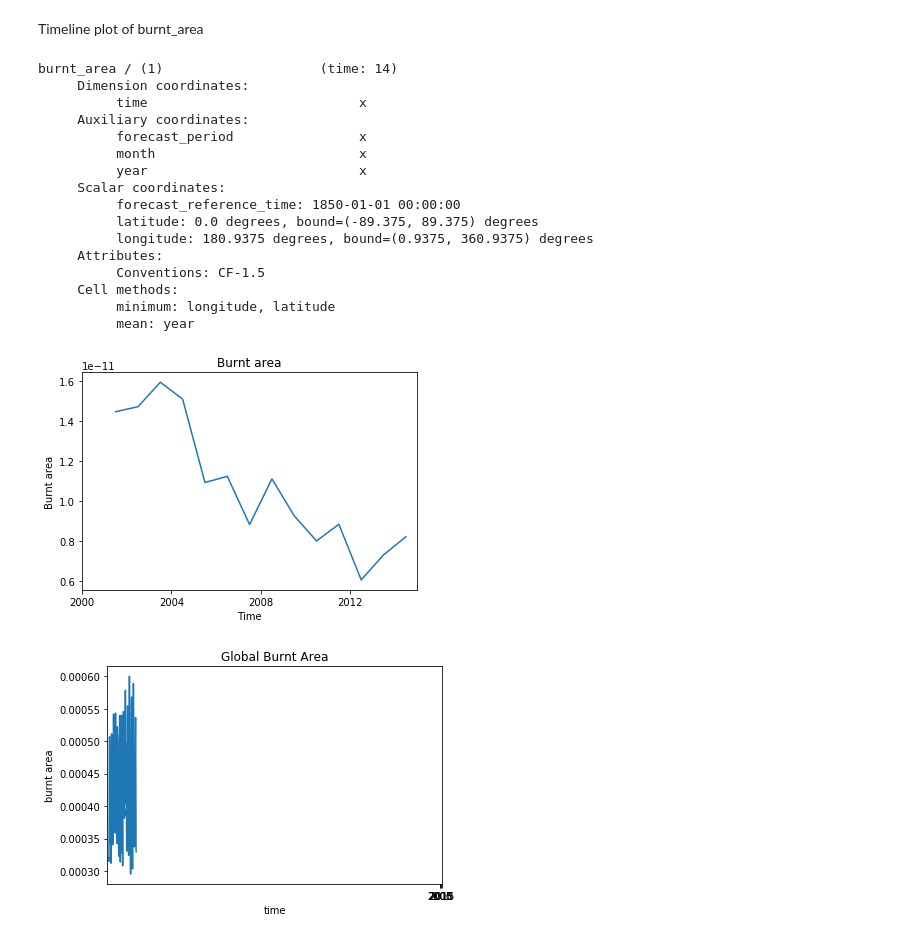
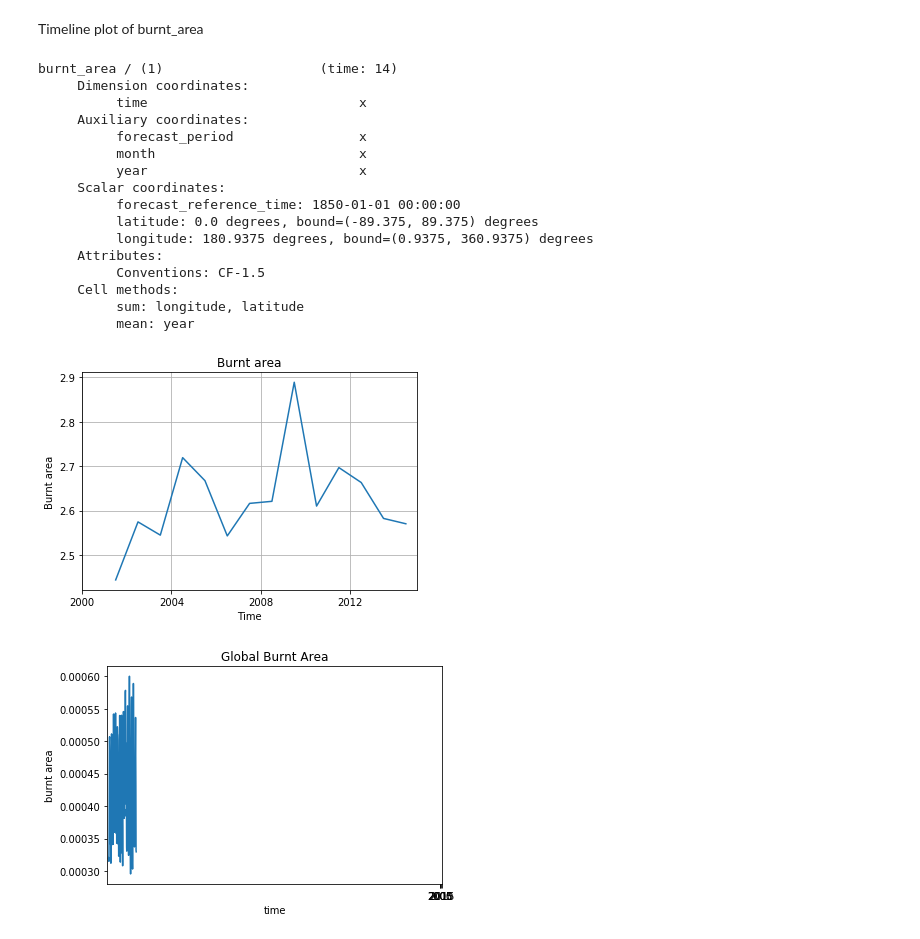
Before and after one commit to douglask3/UKESM-ConFire, a Jupyter notebook: notebooks/plot_burnt_area.ipynb, the cells around one changed output. Cells and saved outputs as stored; diff of their text form; code cells hidden in the pictures.

```diff
--- a/notebooks/plot_burnt_area.ipynb
+++ b/notebooks/plot_burnt_area.ipynb
@@ -86,7 +86,7 @@ Timeline plot of burnt_area
 
 # iris.coord_categorisation.add_year(cubes, 'time', name='year')
 
-canopy_t = cubes.collapsed(['longitude','latitude'], iris.analysis.MIN)
+canopy_t = cubes.collapsed(['longitude','latitude'], iris.analysis.SUM)
 canopy_yr = canopy_t.aggregated_by(['year'],iris.analysis.MEAN)
 print(canopy_yr)
 # %% [output]
@@ -104,16 +104,17 @@ burnt_area / (1)                    (time: 14)
      Attributes:
           Conventions: CF-1.5
      Cell methods:
-          minimum: longitude, latitude
+          sum: longitude, latitude
           mean: year
 # %%
 qplt.plot(canopy_yr)
 plt.xlim(t_start, t_fin)
+plt.grid()
 # plt.xticks(xtick)
 
 qplt.show()
 # %% [output]
-[figure, old version]
+[figure, new version]
 # %%
 dat = canopy_t.data
 
```
